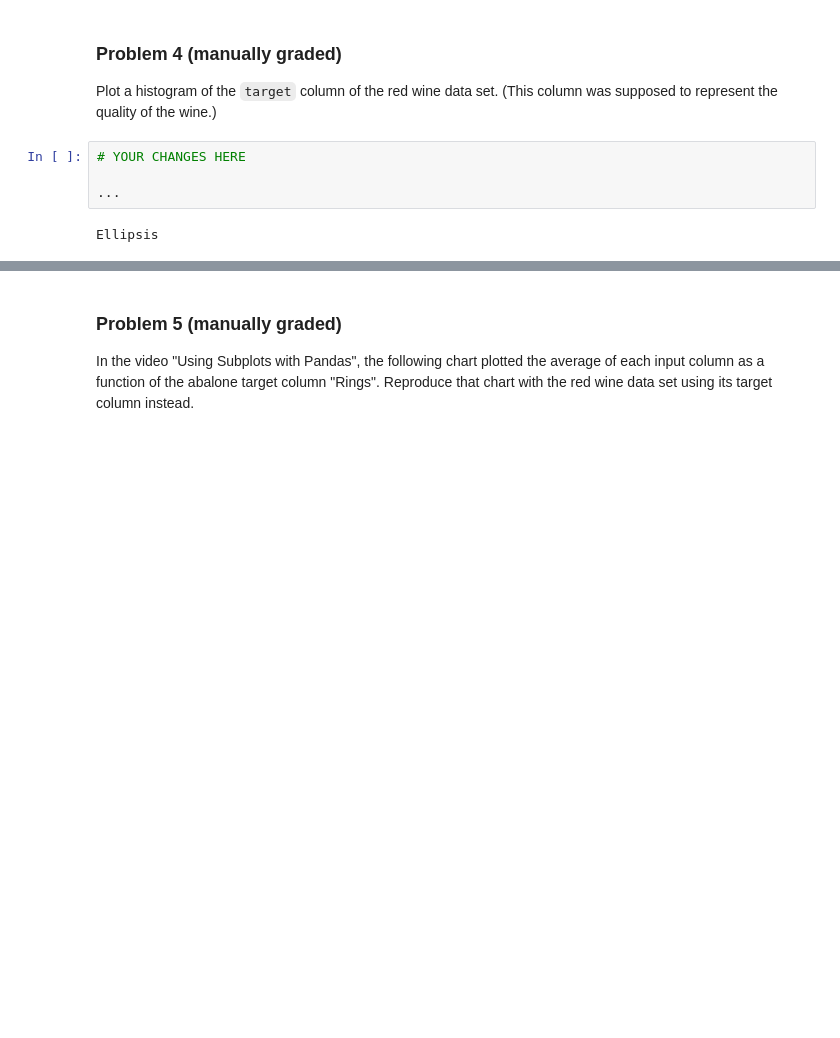
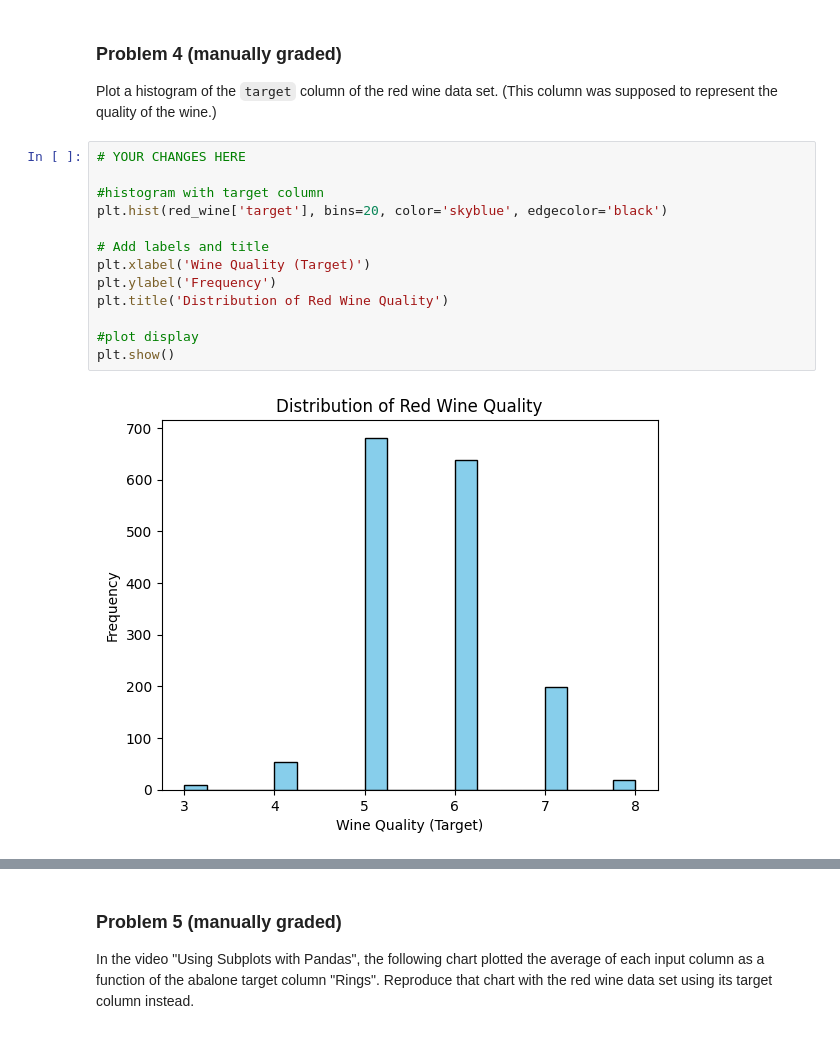
Before and after one commit to JCameronH/dx602-homework-10, a Jupyter notebook: homework.ipynb, the cells around one changed output, grey strips where cells are left out. Cells and saved outputs as stored; diff of their text form; blank space fills up the shorter version.

```diff
--- a/homework.ipynb
+++ b/homework.ipynb
@@ -117,12 +117,21 @@ plt.show()
 
 Plot a histogram of the `target` column of the red wine data set.
 (This column was supposed to represent the quality of the wine.)
-# %%
-# YOUR CHANGES HERE
-
-...
-# %% [output]
-Ellipsis
+# %%
+# YOUR CHANGES HERE
+
+#histogram with target column
+plt.hist(red_wine['target'], bins=20, color='skyblue', edgecolor='black')
+
+# Add labels and title
+plt.xlabel('Wine Quality (Target)')
+plt.ylabel('Frequency')
+plt.title('Distribution of Red Wine Quality')
+
+#plot display
+plt.show()
+# %% [output]
+[figure, added]
 # %% [markdown]
 <div style="page-break-after: always;"></div>
 # %% [markdown]
```
